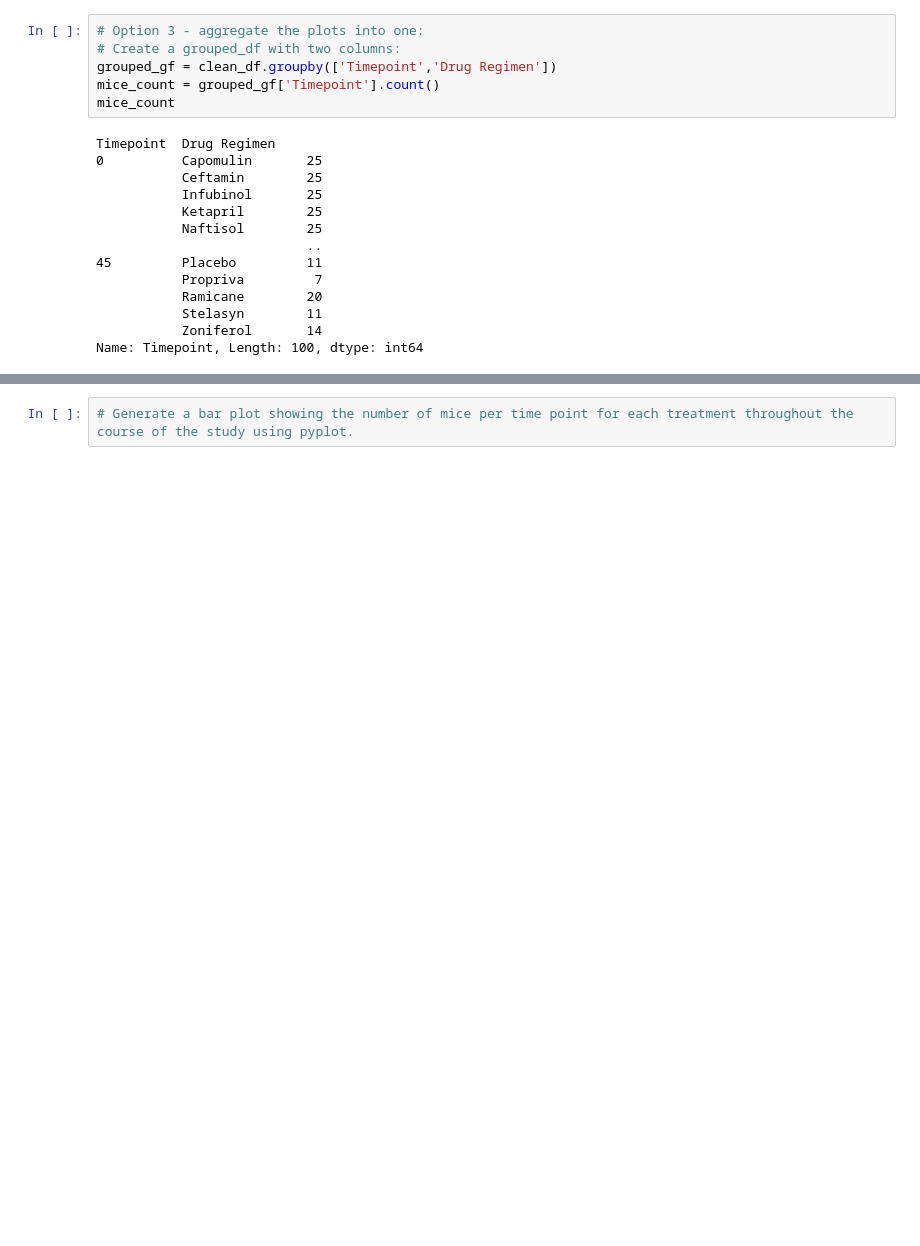
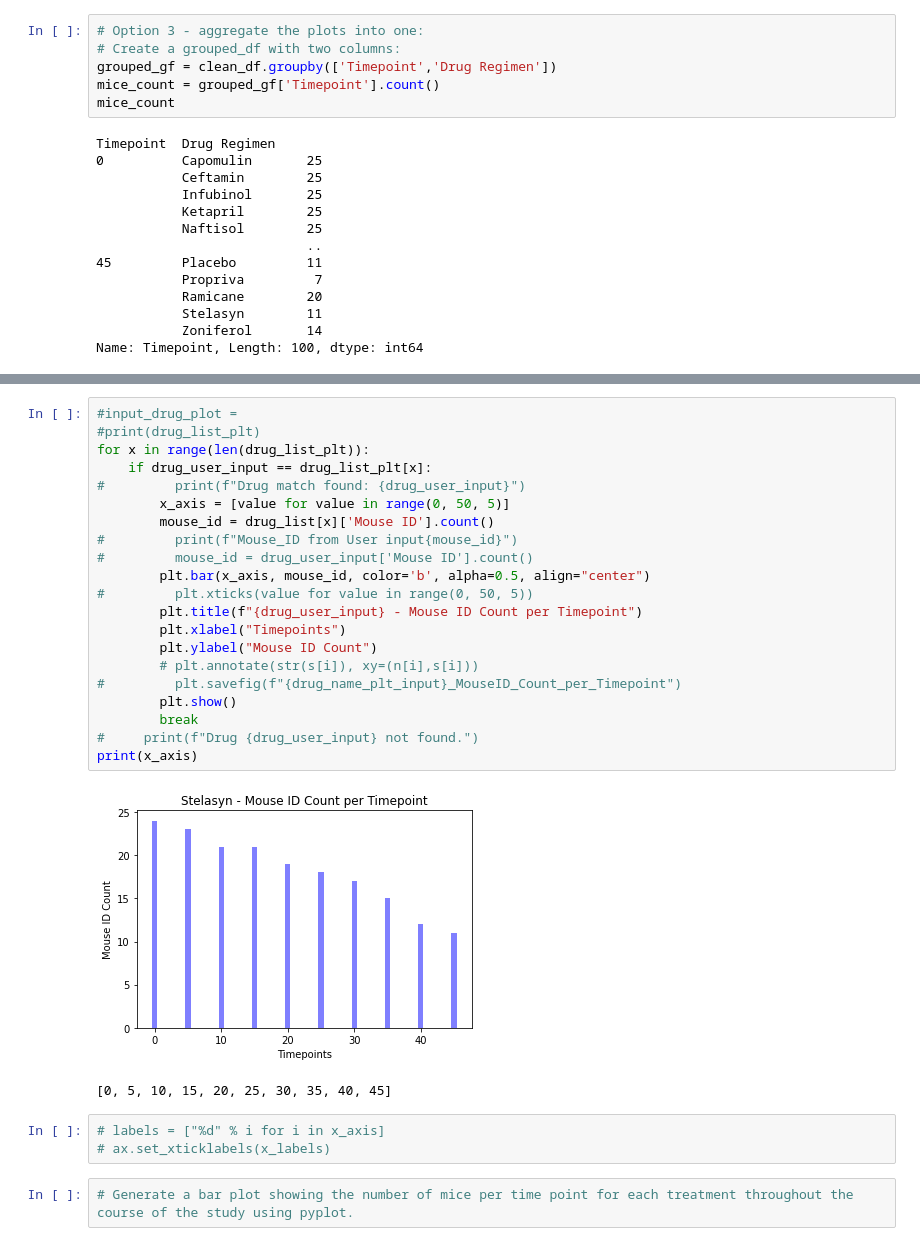
Before and after one commit to IrinaUX/MatPlotLib_hw, a Jupyter notebook: pymaceuticals_starter-Copy4b.ipynb, the cells around one changed output, grey strips where cells are left out. Saved outputs shown, nothing was run; the diff lists cells and outputs as text; blank space fills up the shorter version.

```diff
--- a/pymaceuticals_starter-Copy4b.ipynb
+++ b/pymaceuticals_starter-Copy4b.ipynb
@@ -290,3 +297,30 @@ plt.savefig("agg_df_plot")
+# %%
+#input_drug_plot =
+#print(drug_list_plt)
+for x in range(len(drug_list_plt)):
+    if drug_user_input == drug_list_plt[x]:
+#         print(f"Drug match found: {drug_user_input}")
+        x_axis = [value for value in range(0, 50, 5)]
+        mouse_id = drug_list[x]['Mouse ID'].count()
+#         print(f"Mouse_ID from User input{mouse_id}")
+#         mouse_id = drug_user_input['Mouse ID'].count()
+        plt.bar(x_axis, mouse_id, color='b', alpha=0.5, align="center")
+#         plt.xticks(value for value in range(0, 50, 5))
+        plt.title(f"{drug_user_input} - Mouse ID Count per Timepoint")
+        plt.xlabel("Timepoints")
+        plt.ylabel("Mouse ID Count")
+        # plt.annotate(str(s[i]), xy=(n[i],s[i]))
+#         plt.savefig(f"{drug_name_plt_input}_MouseID_Count_per_Timepoint")
+        plt.show()
+        break
+#     print(f"Drug {drug_user_input} not found.")
+print(x_axis)
+# %% [output]
+[figure, added]
+[0, 5, 10, 15, 20, 25, 30, 35, 40, 45]
+# %%
+# labels = ["%d" % i for i in x_axis]
+# ax.set_xticklabels(x_labels)
 # %%
 # Generate a bar plot showing the number of mice per time point for each treatment throughout the course of the study using pyplot.
 # %% [markdown]
```
Also changed, not shown: parts of 5 cells of this notebook, 4 other files.
